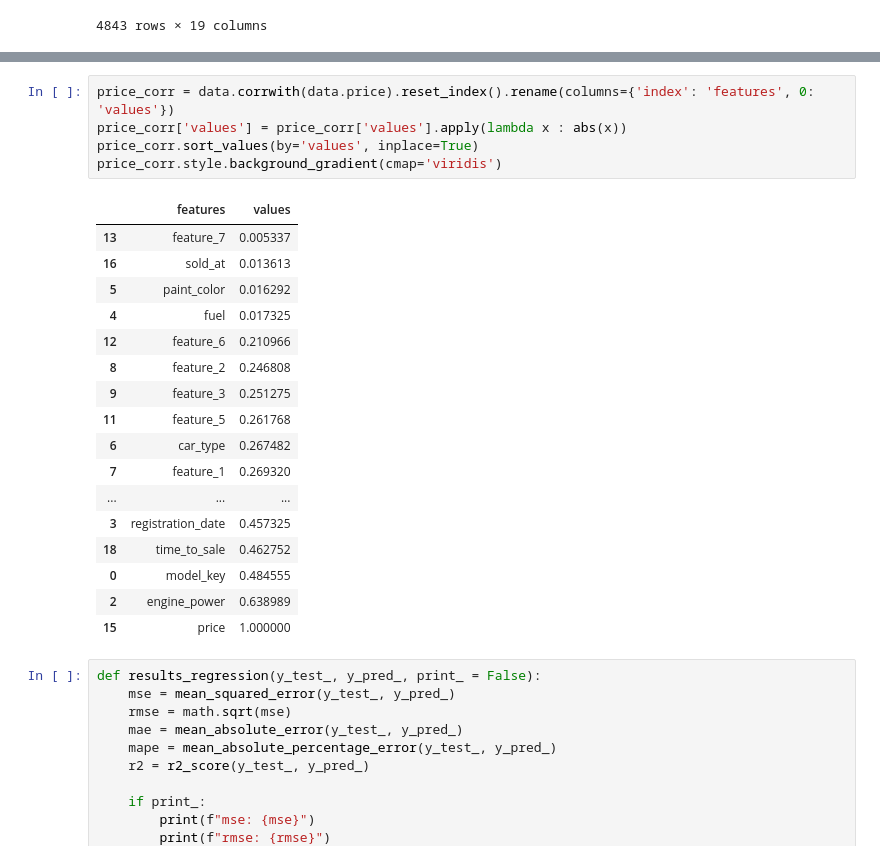
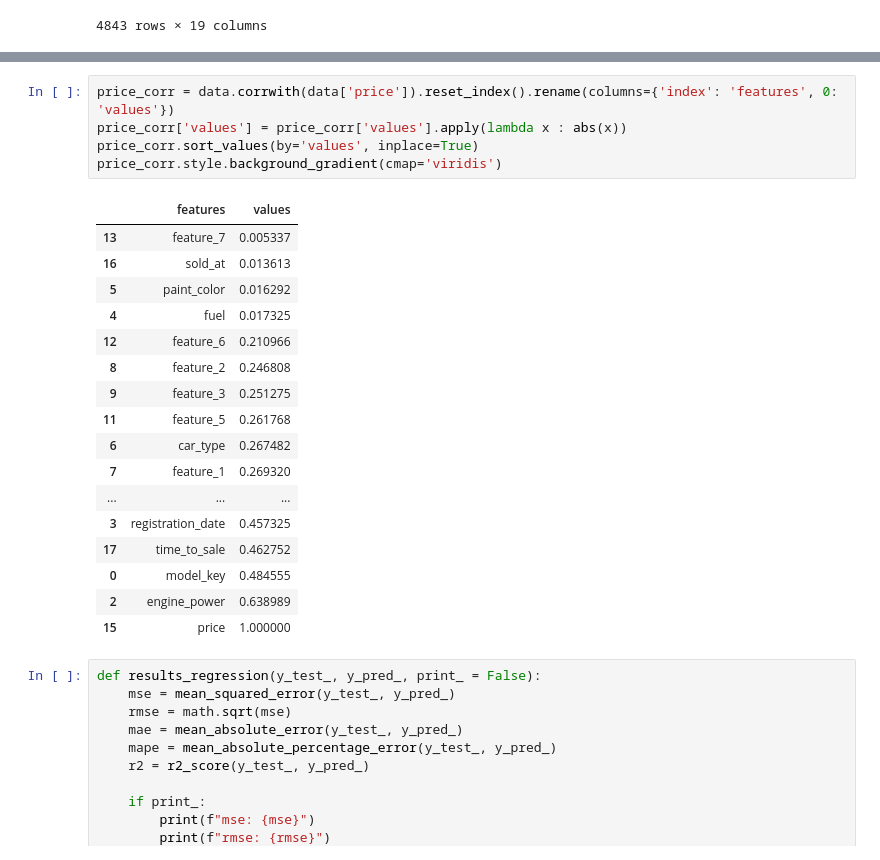
Before and after one commit to pveinberg/Curso_DataScience_Minsait, a Jupyter notebook: Notebooks/Aula04/exemplo_regressao_linear.ipynb, the cells around one changed output, grey strips where cells are left out. Cells and saved outputs as stored; diff of their text form.

```diff
--- a/Notebooks/Aula04/exemplo_regressao_linear.ipynb
+++ b/Notebooks/Aula04/exemplo_regressao_linear.ipynb
@@ -130,23 +130,23 @@ matrix_correlations.style.background_gradient(cmap='viridis')
 # %%
-price_corr = data.corrwith(data.price).reset_index().rename(columns={'index': 'features', 0: 'values'})
+price_corr = data.corrwith(data['price']).reset_index().rename(columns={'index': 'features', 0: 'values'})
 price_corr['values'] = price_corr['values'].apply(lambda x : abs(x))
 price_corr.sort_values(by='values', inplace=True)
 price_corr.style.background_gradient(cmap='viridis')
 # %% [output]
 |  | features | values |
 | 13 | feature_7 | 0.005337 |
 | 16 | sold_at | 0.013613 |
 | 5 | paint_color | 0.016292 |
 | 4 | fuel | 0.017325 |
 | 12 | feature_6 | 0.210966 |
 | 8 | feature_2 | 0.246808 |
 | 9 | feature_3 | 0.251275 |
 | 11 | feature_5 | 0.261768 |
 | 6 | car_type | 0.267482 |
 | 7 | feature_1 | 0.269320 |
 | ... | ... | ... |
 | 3 | registration_date | 0.457325 |
-| 18 | time_to_sale | 0.462752 |
+| 17 | time_to_sale | 0.462752 |
 | 0 | model_key | 0.484555 |
 | 2 | engine_power | 0.638989 |
 | 15 | price | 1.000000 |
```
Also changed, not shown: parts of 5 cells of this notebook.
